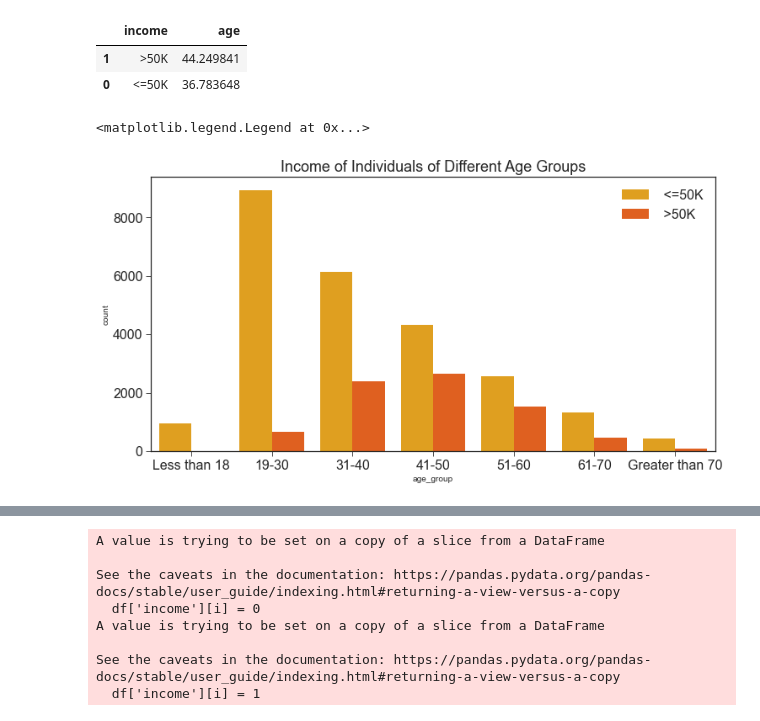
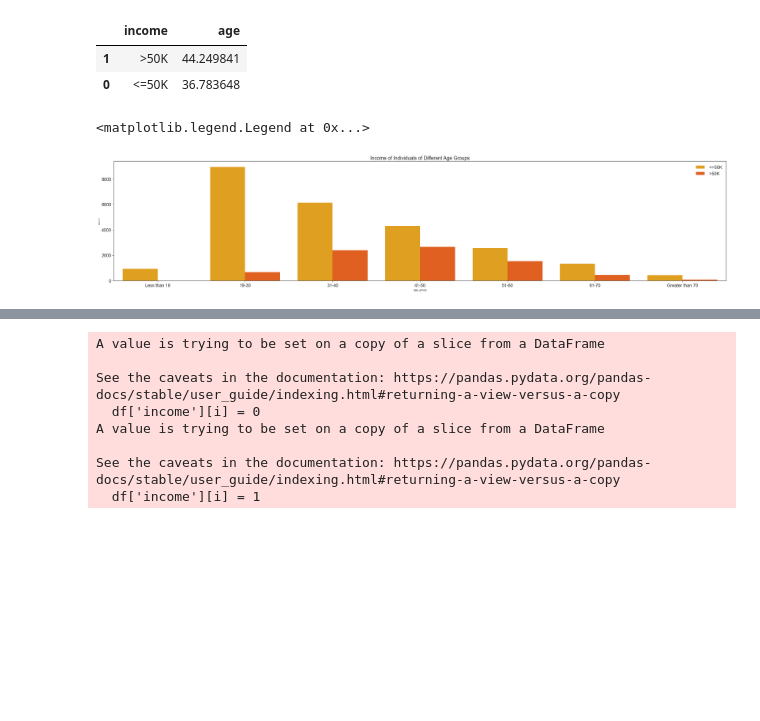
Before and after one commit to Achsuthan/DataMining, a Jupyter notebook: ClassificationComparison/ClassificationComparisons.ipynb, the cells around one changed output, grey strips where cells are left out. Cells and saved outputs as stored; diff of their text form; code cells hidden in the pictures; blank space fills up the shorter version.

```diff
--- a/ClassificationComparison/ClassificationComparisons.ipynb
+++ b/ClassificationComparison/ClassificationComparisons.ipynb
@@ -199,16 +228,16 @@ def age_group(x):
 
 df['age_group'] = df['age'].apply(age_group)
 # %%
-plt.figure(figsize=(12,6))
+plt.figure(figsize=(40,8))
 order_list = ['Less than 18','19-30', '31-40', '41-50', '51-60', '61-70', 'Greater than 70']
 sns.countplot(df['age_group'], hue = df['income'], palette='autumn_r', order = order_list)
 plt.title('Income of Individuals of Different Age Groups', fontsize=18)
 plt.xticks(fontsize=16)
 plt.yticks(fontsize=16)
 plt.legend(fontsize=16)
 # %% [output]
 <matplotlib.legend.Legend at 0x...>
-[figure, old version]
+[figure, new version]
 # %%
 #There is a gradual decrease in the number of people earning “<50K” respect to their age.
 # %%
```
Also changed, not shown: parts of 16 cells of this notebook.
